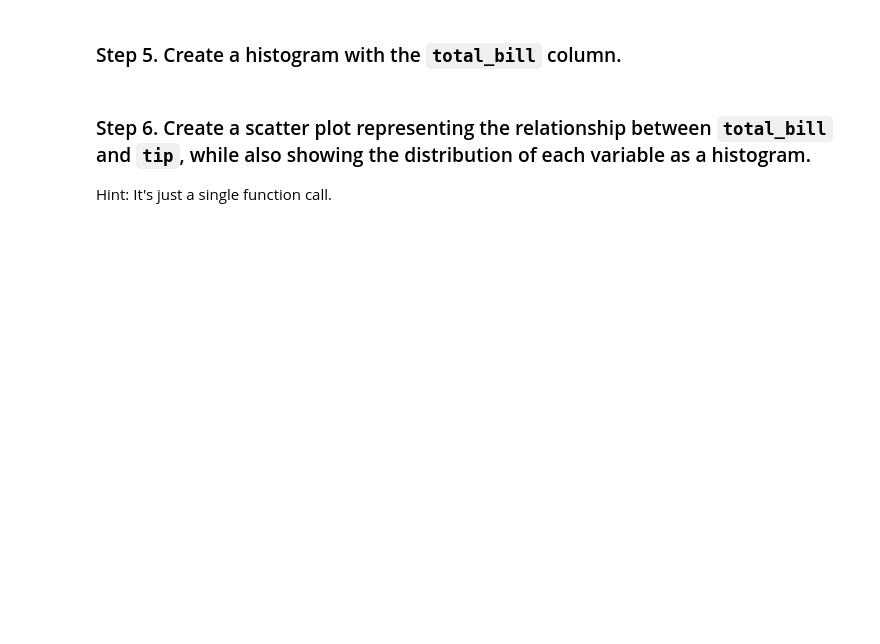
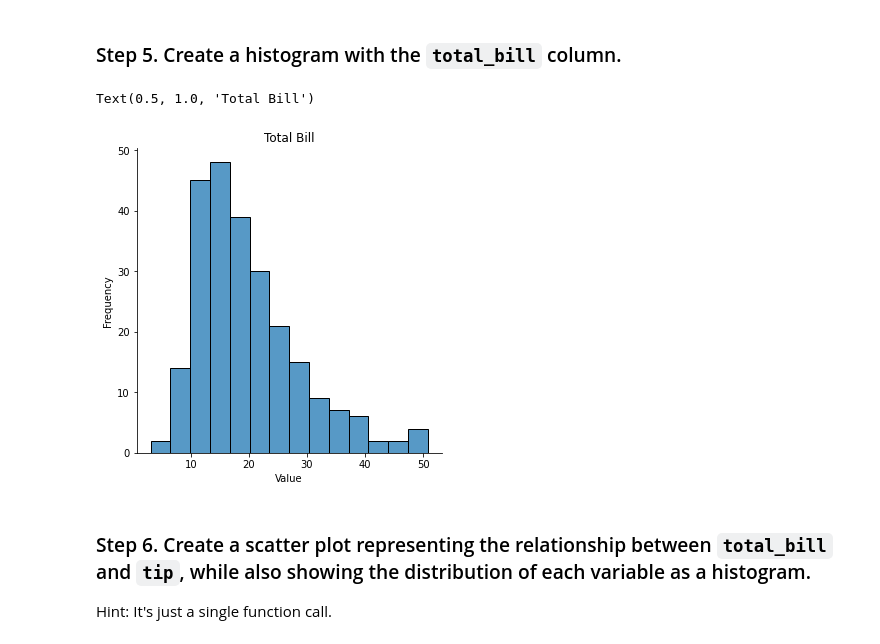
Before and after one commit to soukaina-aithammou/becode_tasks, a Jupyter notebook: 3.data_tools/data_visualization/drills/Tips/Exercises.ipynb, the cells around one changed output. Cells and saved outputs as stored; diff of their text form; code cells hidden in the pictures; blank space fills up the shorter version.

```diff
--- a/3.data_tools/data_visualization/drills/Tips/Exercises.ipynb
+++ b/3.data_tools/data_visualization/drills/Tips/Exercises.ipynb
@@ -12,3 +18,7 @@ The dataset being used is *Tips* from Seaborn.
 ### Step 2. Import the dataset from this [address](https://raw.githubusercontent.com/guipsamora/pandas_exercises/master/07_Visualization/Tips/tips.csv).
 # %% [markdown]
 ### Step 3. Assign it to a variable called tips
+# %%
+url = 'https://raw.githubusercontent.com/guipsamora/pandas_exercises/master/07_Visualization/Tips/tips.csv'
+tips=pd.read_csv(url,sep=',')
+tips
@@ -17,5 +57,20 @@ The dataset being used is *Tips* from Seaborn.
 # %% [markdown]
 ### Step 5. Create a histogram with the `total_bill` column.
+# %%
+# plt.hist(tips['total_bill'],bins=8, linewidth=0.5)
+# fig, ax = plt.subplots()
+# ax.set(xlim=(0, 8), xticks=np.arange(1, 8),
+#        ylim=(0, 56), yticks=np.linspace(0, 56, 9))
+
+# plt.show()
+
+sns.displot(tips['total_bill'])
+plt.xlabel('Value')
+plt.ylabel('Frequency')
+plt.title('Total Bill')
+# %% [output]
+Text(0.5, 1.0, 'Total Bill')
+[figure, added]
 # %% [markdown]
 ### Step 6. Create a scatter plot representing the relationship between `total_bill` and `tip`, while also showing the distribution of each variable as a histogram.
 Hint: It's just a single function call.
```
Also changed, not shown: parts of 10 cells of this notebook, 3 other files.
